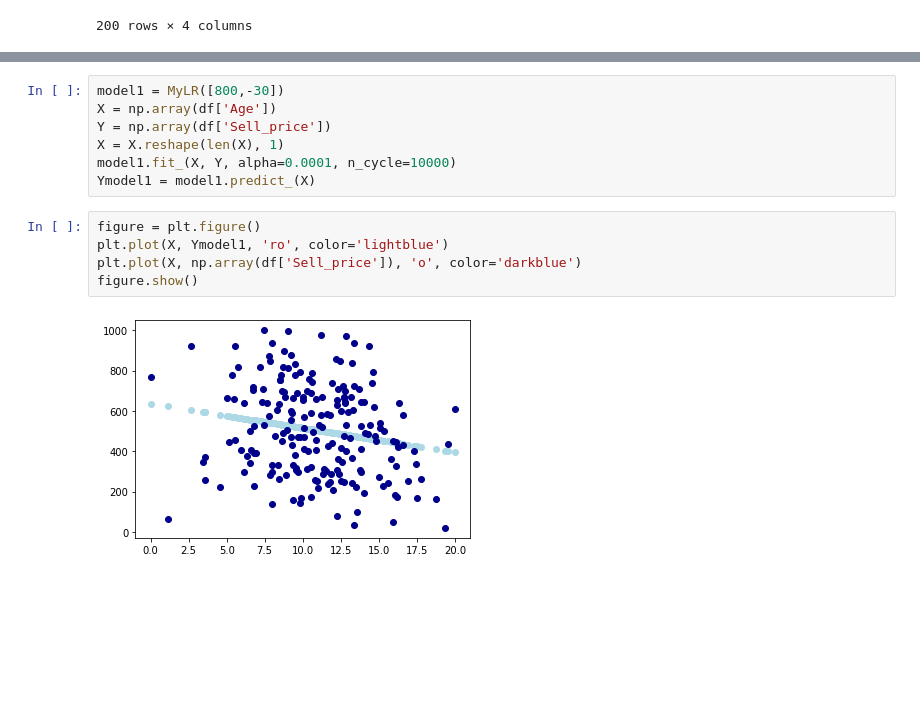
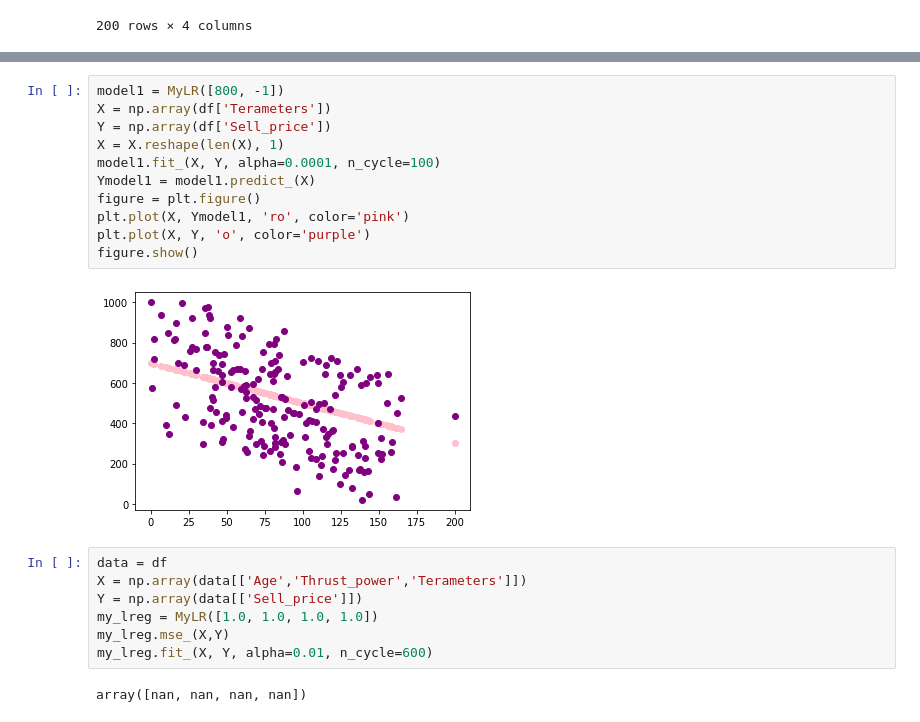
Before and after one commit to d-r-e/machine_learning-bootcamp-42AI, a Jupyter notebook: day01/ex05/multi_linear_model.ipynb, the cells around one changed output, grey strips where cells are left out. Saved outputs shown, nothing was run; the diff lists cells and outputs as text; blank space fills up the shorter version.

```diff
--- a/day01/ex05/multi_linear_model.ipynb
+++ b/day01/ex05/multi_linear_model.ipynb
@@ -23,14 +55,22 @@ df
 # %%
-model1 = MyLR([800,-30])
-X = np.array(df['Age'])
+model1 = MyLR([800, -1])
+X = np.array(df['Terameters'])
 Y = np.array(df['Sell_price'])
 X = X.reshape(len(X), 1)
-model1.fit_(X, Y, alpha=0.0001, n_cycle=10000)
+model1.fit_(X, Y, alpha=0.0001, n_cycle=100)
 Ymodel1 = model1.predict_(X)
+figure = plt.figure()
+plt.plot(X, Ymodel1, 'ro', color='pink')
+plt.plot(X, Y, 'o', color='purple')
+figure.show()
+# %% [output]
+[figure, added]
-# %%
-figure = plt.figure()
-plt.plot(X, Ymodel1, 'ro', color='lightblue')
-plt.plot(X, np.array(df['Sell_price']), 'o', color='darkblue')
-figure.show()
-# %% [output]
-[figure, removed]
+# %%
+data = df
+X = np.array(data[['Age','Thrust_power','Terameters']])
+Y = np.array(data[['Sell_price']])
+my_lreg = MyLR([1.0, 1.0, 1.0, 1.0])
+my_lreg.mse_(X,Y)
+my_lreg.fit_(X, Y, alpha=0.01, n_cycle=600)
+# %% [output]
+array([nan, nan, nan, nan])
```
Also changed, not shown: parts of 7 cells of this notebook.
